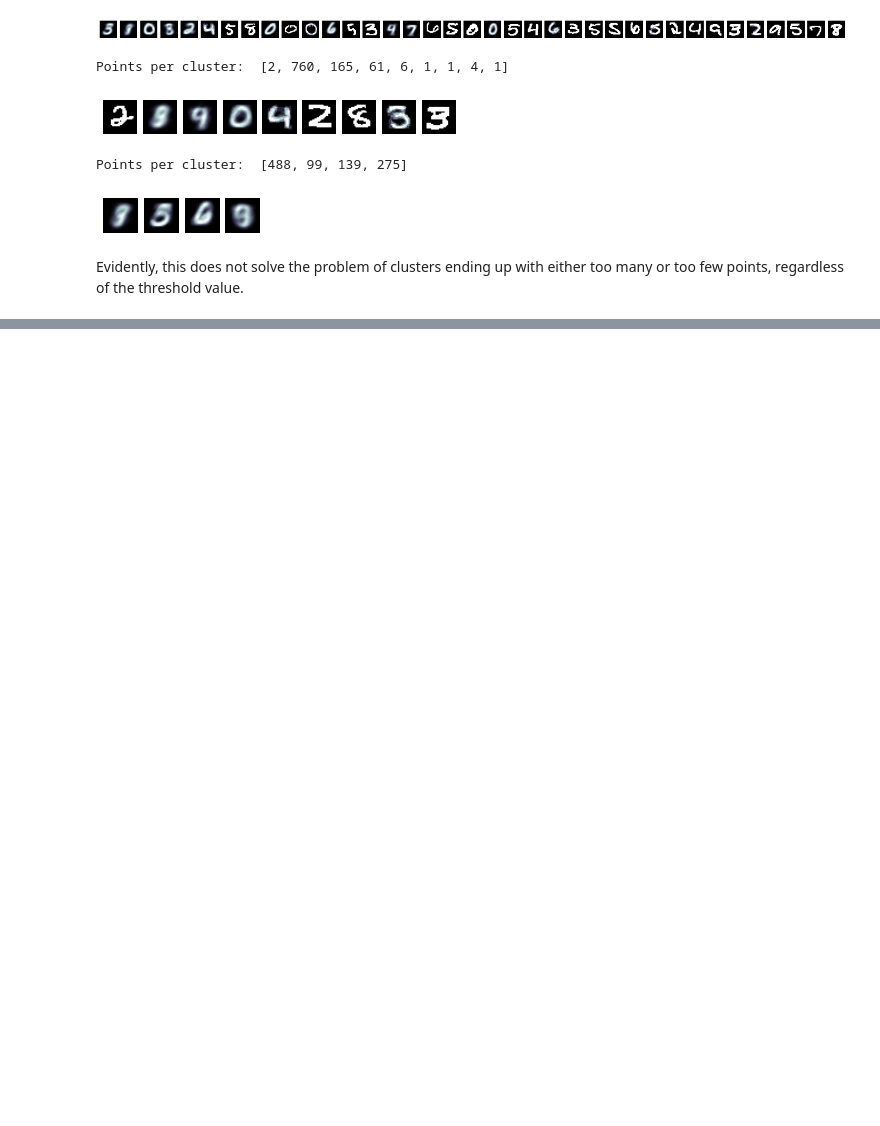
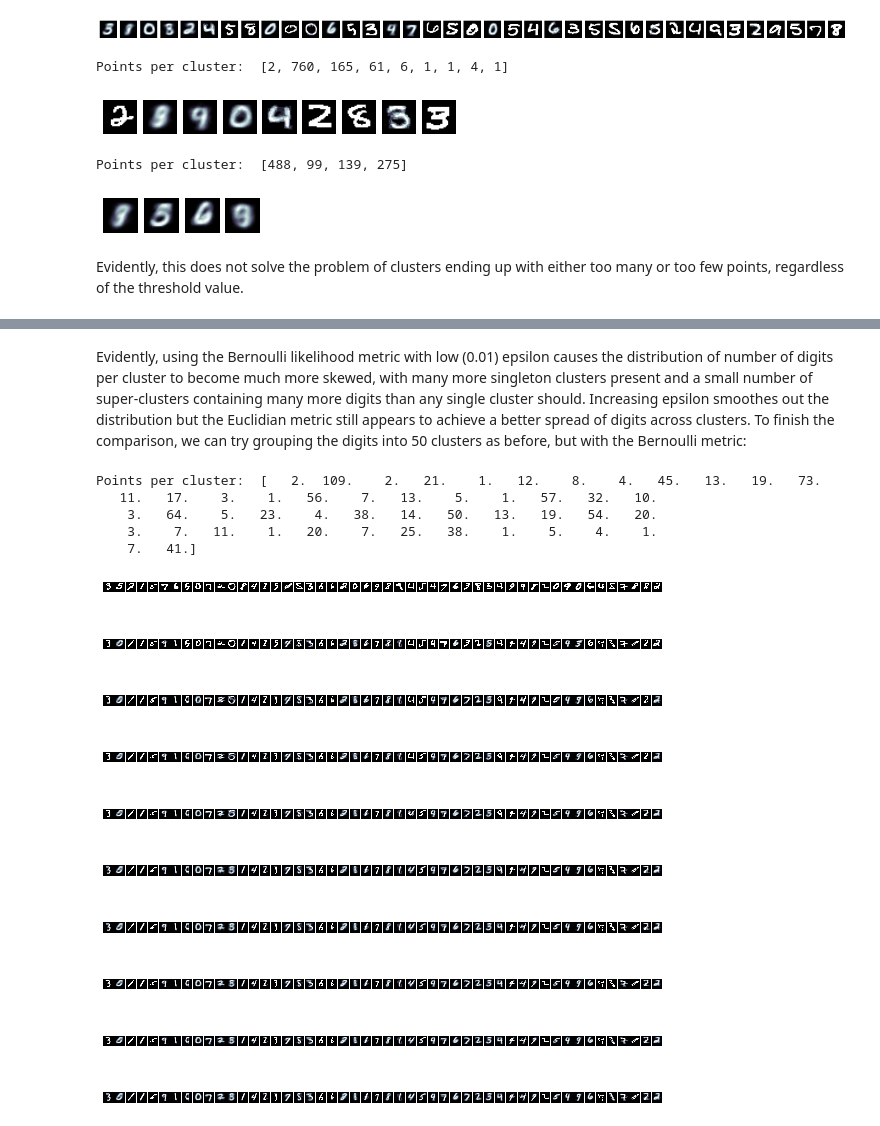
Before and after one commit to kolchinski/alex-thesis, a Jupyter notebook: Unsupervised.ipynb, the cells around one changed output, grey strips where cells are left out. Cells and saved outputs as stored; diff of their text form; code cells hidden in the pictures; blank space fills up the shorter version.

```diff
--- a/Unsupervised.ipynb
+++ b/Unsupervised.ipynb
@@ -66,0 +95,11 @@ Now, let's try using a different metric for classification and distance - instea
+# %% [markdown]
+Evidently, using the Bernoulli likelihood metric with low (0.01) epsilon causes the distribution of number of digits per cluster to become much more skewed, with many more singleton clusters present and a small number of super-clusters containing many more digits than any single cluster should. Increasing epsilon smoothes out the distribution but the Euclidian metric still appears to achieve a better spread of digits across clusters. To finish the comparison, we can try grouping the digits into 50 clusters as before, but with the Bernoulli metric:
+# %%
+skm.trainMeans(50, useBernoulli=True, epsilon=.2)
+# %% [output]
+Points per cluster:  [   2.  109.    2.   21.    1.   12.    8.    4.   45.   13.   19.   73.
+   11.   17.    3.    1.   56.    7.   13.    5.    1.   57.   32.   10.
+    3.   64.    5.   23.    4.   38.   14.   50.   13.   19.   54.   20.
+    3.    7.   11.    1.   20.    7.   25.   38.    1.    5.    4.    1.
+    7.   41.]
+[figure, added]
```
Also changed, not shown: parts of 5 cells of this notebook, 1 other file.
